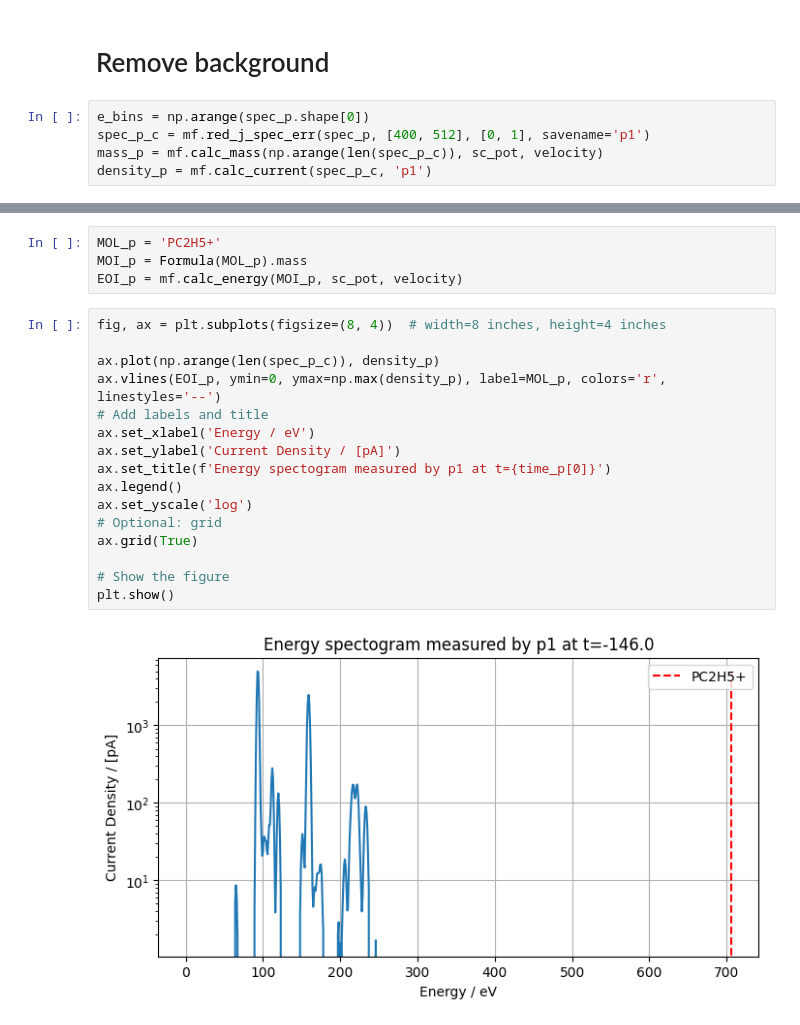
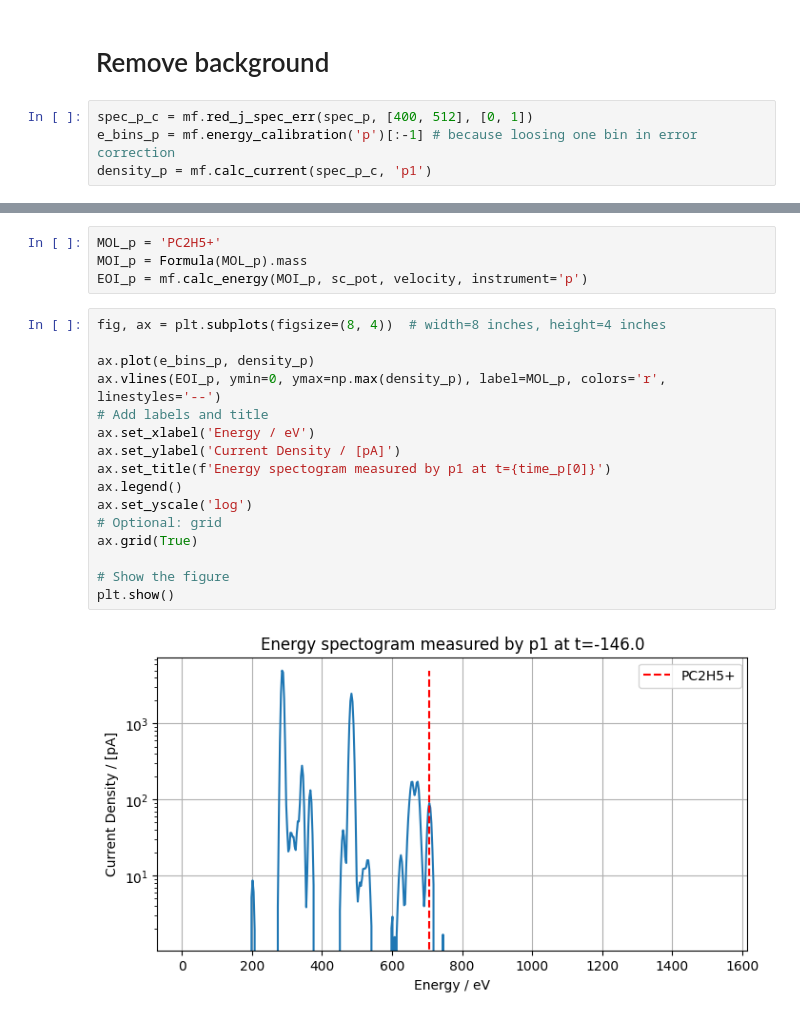
Before and after one commit to richarderikjohansson/JICA, a Jupyter notebook: lscripts/analyze_sec146.ipynb, the cells around one changed output, grey strips where cells are left out. Saved outputs shown, nothing was run; the diff lists cells and outputs as text.

```diff
--- a/lscripts/analyze_sec146.ipynb
+++ b/lscripts/analyze_sec146.ipynb
@@ -21,9 +22,8 @@ sc_pot = sc_pot_data['scpot']
 # %% [markdown]
 # Remove background
 # %%
-e_bins = np.arange(spec_p.shape[0])
-spec_p_c = mf.red_j_spec_err(spec_p, [400, 512], [0, 1], savename='p1')
-mass_p = mf.calc_mass(np.arange(len(spec_p_c)), sc_pot, velocity)
+spec_p_c = mf.red_j_spec_err(spec_p, [400, 512], [0, 1])
+e_bins_p = mf.energy_calibration('p')[:-1] # because loosing one bin in error correction
 density_p = mf.calc_current(spec_p_c, 'p1')
 # %% [output]
 1
@@ -31,22 +32,22 @@ density_p = mf.calc_current(spec_p_c, 'p1')
 # %%
 MOL_p = 'PC2H5+'
 MOI_p = Formula(MOL_p).mass
-EOI_p = mf.calc_energy(MOI_p, sc_pot, velocity)
+EOI_p = mf.calc_energy(MOI_p, sc_pot, velocity, instrument='p')
 # %%
 fig, ax = plt.subplots(figsize=(8, 4))  # width=8 inches, height=4 inches
 
-ax.plot(np.arange(len(spec_p_c)), density_p)
+ax.plot(e_bins_p, density_p)
 ax.vlines(EOI_p, ymin=0, ymax=np.max(density_p), label=MOL_p, colors='r', linestyles='--')
 # Add labels and title
 ax.set_xlabel('Energy / eV')
 ax.set_ylabel('Current Density / [pA]')
 ax.set_title(f'Energy spectogram measured by p1 at t={time_p[0]}')
 ax.legend()
 ax.set_yscale('log')
 # Optional: grid
 ax.grid(True)
 
 # Show the figure
 plt.show()
 # %% [output]
-[figure, old version]
+[figure, new version]
```
Also changed, not shown: parts of 15 cells of this notebook, 1 other file.
